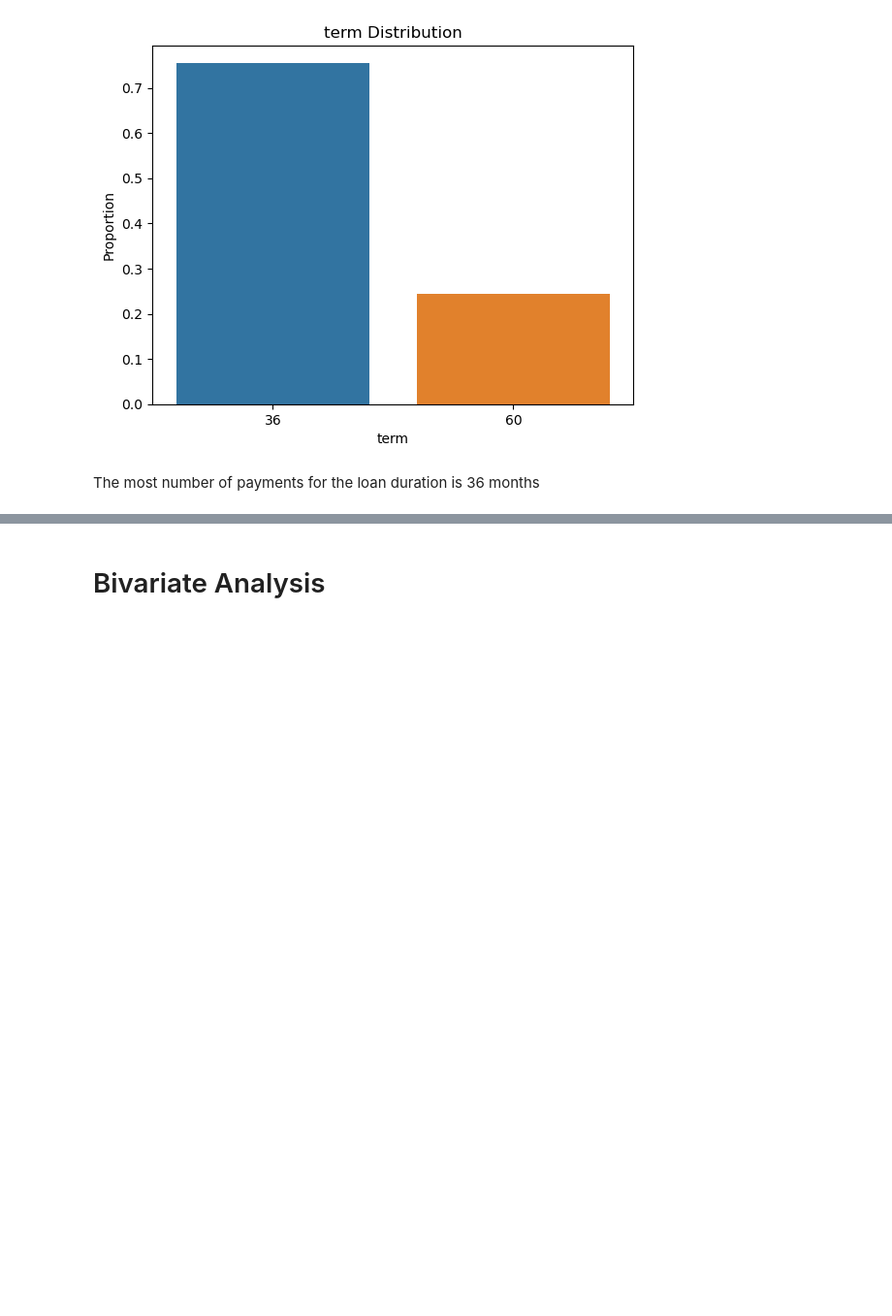
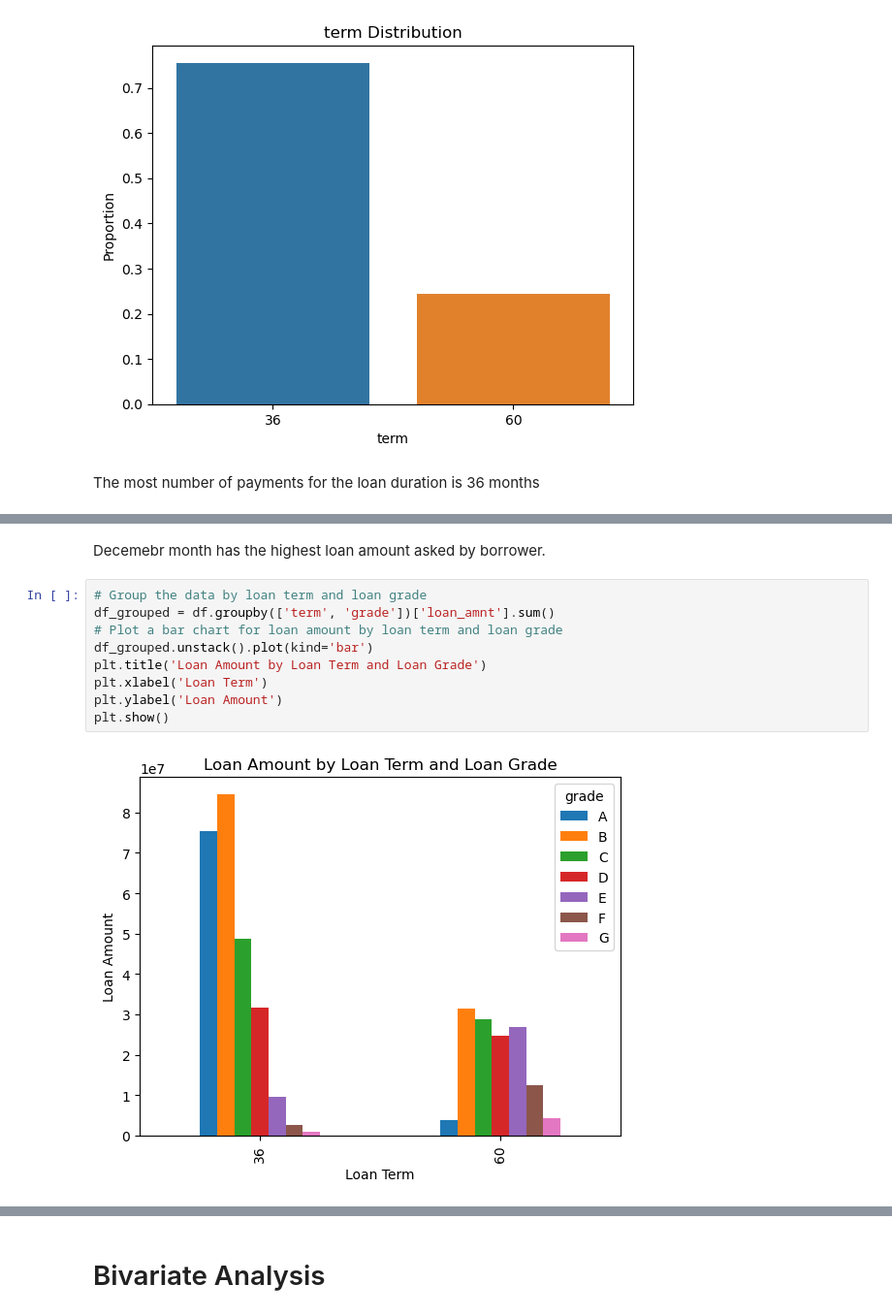
Before and after one commit to raghunandankavi2010/LandingClubCaseStudy, a Jupyter notebook: Raghunandan.ipynb, the cells around one changed output, grey strips where cells are left out. Shown at 97% size. Drawn from its saved outputs; the diff is of its cells as text; blank space fills up the shorter version.

```diff
--- a/Raghunandan.ipynb
+++ b/Raghunandan.ipynb
@@ -460,0 +503,13 @@ The most number of payments for the loan duration is 36 months
+# %% [markdown]
+Decemebr month has the highest loan amount asked by borrower.
+# %%
+# Group the data by loan term and loan grade
+df_grouped = df.groupby(['term', 'grade'])['loan_amnt'].sum()
+# Plot a bar chart for loan amount by loan term and loan grade
+df_grouped.unstack().plot(kind='bar')
+plt.title('Loan Amount by Loan Term and Loan Grade')
+plt.xlabel('Loan Term')
+plt.ylabel('Loan Amount')
+plt.show()
+# %% [output]
+[figure, added]
```
Also changed, not shown: parts of 23 cells of this notebook.
